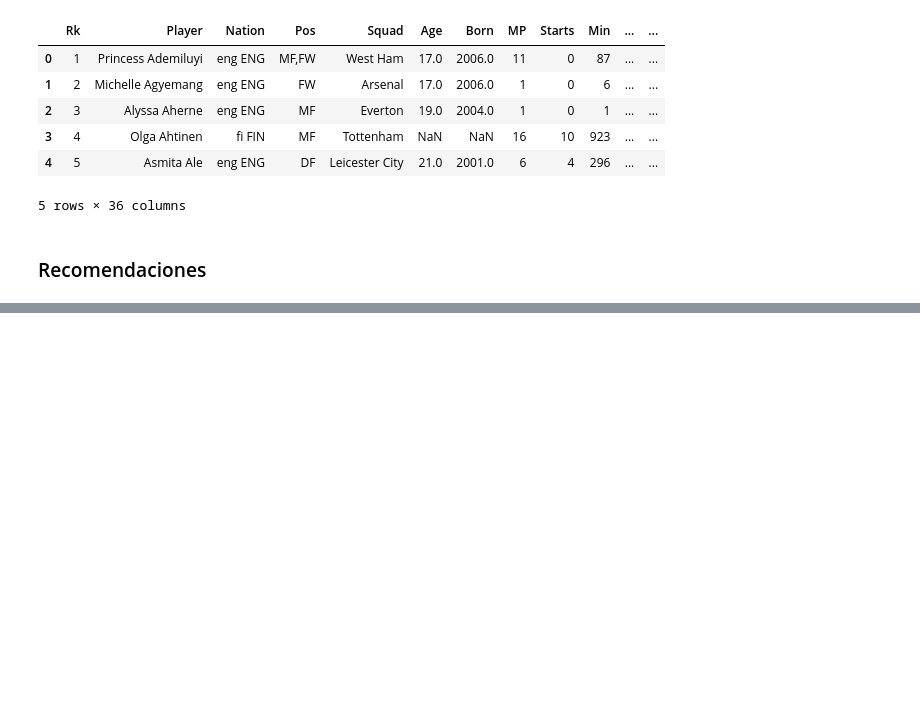
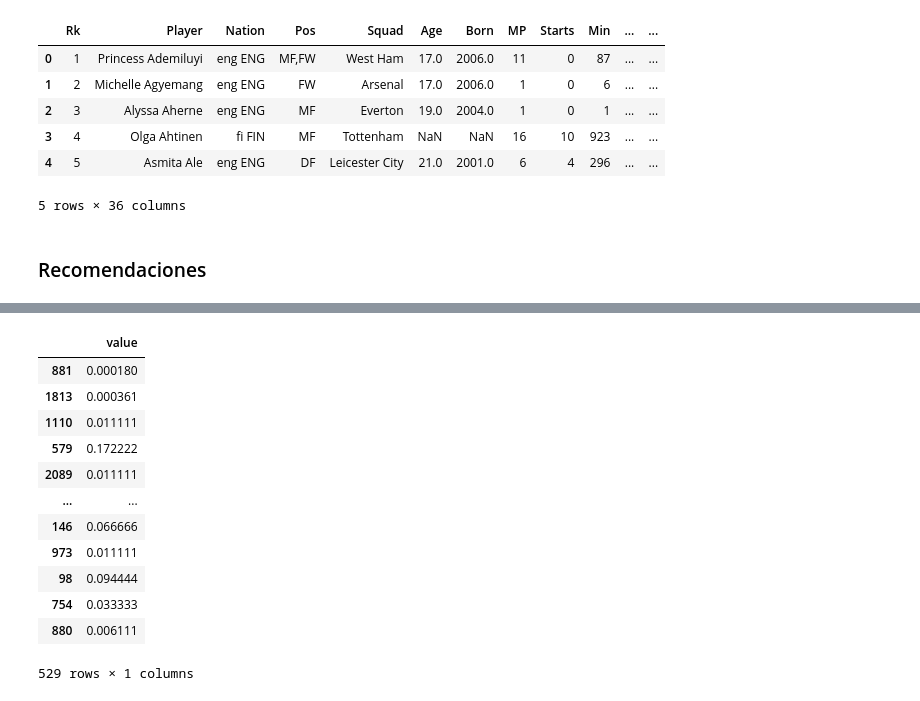
Before and after one commit to fcen-amateur/ldd, a Jupyter notebook: TPs/TP2/tp-football-res_naza.ipynb, the cells around one changed output, grey strips where cells are left out. Saved outputs shown, nothing was run; the diff lists cells and outputs as text; code cells hidden in the pictures; blank space fills up the shorter version.

```diff
--- a/TPs/TP2/tp-football-res_naza.ipynb
+++ b/TPs/TP2/tp-football-res_naza.ipynb
@@ -149,0 +237,22 @@ money[money['value'] > 100000].shape
+# %%
+# Reescalo y
+y_scaler = MinMaxScaler().set_output(transform='pandas')
+# cols = X.columns.to_list()
+y_train = y_scaler.fit_transform(pd.DataFrame(y_train))
+y_test = y_scaler.transform(pd.DataFrame(y_test))
+
+y_test
+# %% [output]
+|  | value |
+| 881 | 0.000180 |
+| 1813 | 0.000361 |
+| 1110 | 0.011111 |
+| 579 | 0.172222 |
+| 2089 | 0.011111 |
+| ... | ... |
+| 146 | 0.066666 |
+| 973 | 0.011111 |
+| 98 | 0.094444 |
+| 754 | 0.033333 |
+| 880 | 0.006111 |
+529 rows × 1 columns
```
Also changed, not shown: parts of 12 cells of this notebook.
